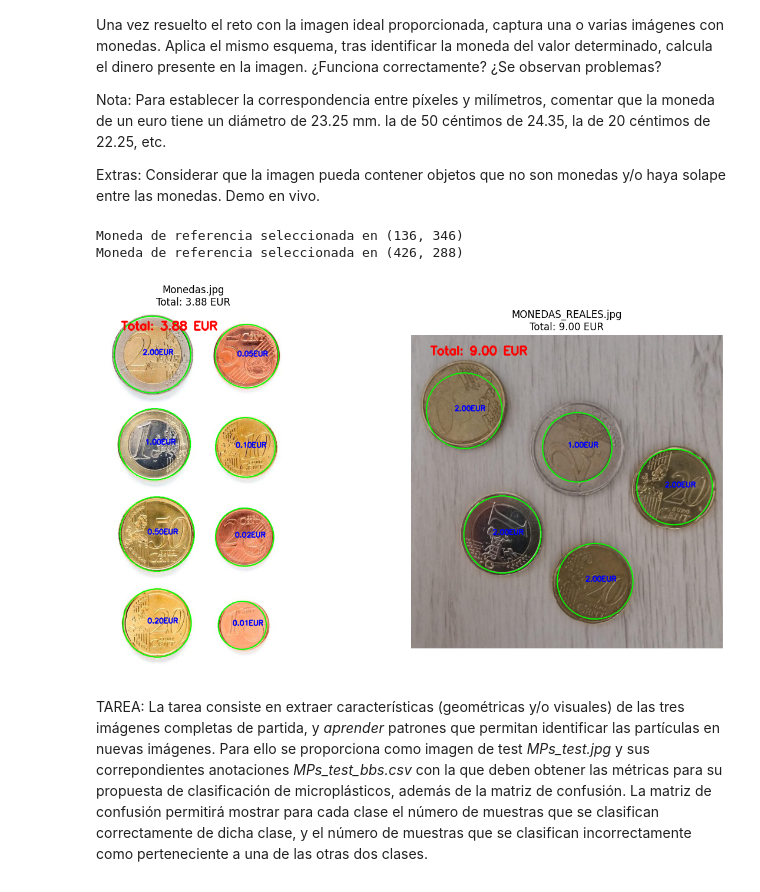
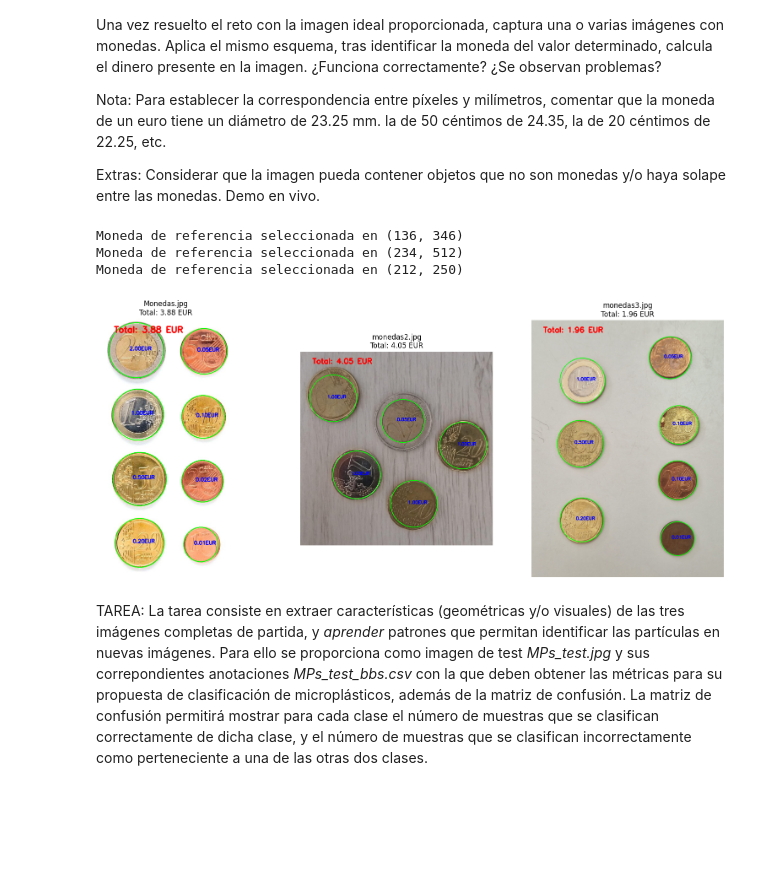
Before and after one commit to Nayade-5/VC-Practicas_g9, a Jupyter notebook: P3/VC_practica3.ipynb, the cells around one changed output. Cells and saved outputs as stored; diff of their text form; code cells hidden in the pictures; blank space fills up the shorter version.

```diff
--- a/P3/VC_practica3.ipynb
+++ b/P3/VC_practica3.ipynb
@@ -29,9 +29,10 @@ def redimensionar_imagen(img, ancho_max=800):
 
 #  --- 1. Cargar imágenes ---
 img = cv2.imread("Monedas.jpg")
-
-img1 = cv2.imread("MONEDAS_REALES.jpg")
+img1 = cv2.imread("test_monedas1.jpg")
 img1 = redimensionar_imagen(img1, ancho_max=800) # nueva imagen
+img2 = cv2.imread("monedas3.jpg")
+img2 = redimensionar_imagen(img2, ancho_max=800)
 if img is None or img1 is None:
     raise IOError("No se pudieron cargar las imágenes.")
 
@@ -105,40 +106,48 @@ def procesar_monedas(img):
     resultado = img.copy()
 
     for (x, y, r) in circles[0, :]:
         diametro_mm = 2 * r * escala_mm_px
         diametro_real = min(monedas_info.keys(), key=lambda d: abs(d - diametro_mm))
         valor = monedas_info[diametro_real]
         total += valor
         cv2.circle(resultado, (x, y), r, (0, 255, 0), 2)
         cv2.putText(resultado, f"{valor:.2f}EUR", (x - 25, y),
                     cv2.FONT_HERSHEY_SIMPLEX, 0.6, (255, 0, 0), 2)
     cv2.putText(resultado, f"Total: {total:.2f} EUR", (50, 50),
                 cv2.FONT_HERSHEY_SIMPLEX, 1, (0, 0, 255), 3)
 
     return resultado, total
 
 # --- Procesar ambas imágenes ---
+# --- Procesar las tres imágenes ---
 resultado1, total1 = procesar_monedas(img)
 resultado2, total2 = procesar_monedas(img1)
+resultado3, total3 = procesar_monedas(img2)
 
-# --- Mostrar ambas imágenes con Matplotlib ---
-plt.figure(figsize=(15, 8))
+# --- Mostrar las tres imágenes con Matplotlib ---
+plt.figure(figsize=(20, 8))
 
-plt.subplot(1, 2, 1)
+plt.subplot(1, 3, 1)
 plt.imshow(cv2.cvtColor(resultado1, cv2.COLOR_BGR2RGB))
 plt.axis("off")
 plt.title(f"Monedas.jpg\nTotal: {total1:.2f} EUR")
 
-plt.subplot(1, 2, 2)
+plt.subplot(1, 3, 2)
 plt.imshow(cv2.cvtColor(resultado2, cv2.COLOR_BGR2RGB))
 plt.axis("off")
-plt.title(f"MONEDAS_REALES.jpg\nTotal: {total2:.2f} EUR")
+plt.title(f"monedas2.jpg\nTotal: {total2:.2f} EUR")
+
+plt.subplot(1, 3, 3)
+plt.imshow(cv2.cvtColor(resultado3, cv2.COLOR_BGR2RGB))
+plt.axis("off")
+plt.title(f"monedas3.jpg\nTotal: {total3:.2f} EUR")
 
 plt.show()
 # %% [output]
 Moneda de referencia seleccionada en (136, 346)
-Moneda de referencia seleccionada en (426, 288)
+Moneda de referencia seleccionada en (234, 512)
+Moneda de referencia seleccionada en (212, 250)
-[figure, old version]
+[figure, new version]
 # %% [markdown]
 TAREA: La tarea consiste en extraer características (geométricas y/o visuales) de las tres imágenes completas de partida, y *aprender* patrones que permitan identificar las partículas en nuevas imágenes. Para ello se proporciona como imagen de test *MPs_test.jpg* y sus correpondientes anotaciones *MPs_test_bbs.csv* con la que deben obtener las métricas para su propuesta de clasificación de microplásticos, además de la matriz de confusión. La matriz de confusión permitirá mostrar para cada clase el número de muestras que se clasifican correctamente de dicha clase, y el número de muestras que se clasifican incorrectamente como perteneciente a una de las otras dos clases.
 
```
Also changed, not shown: 2 other files.
